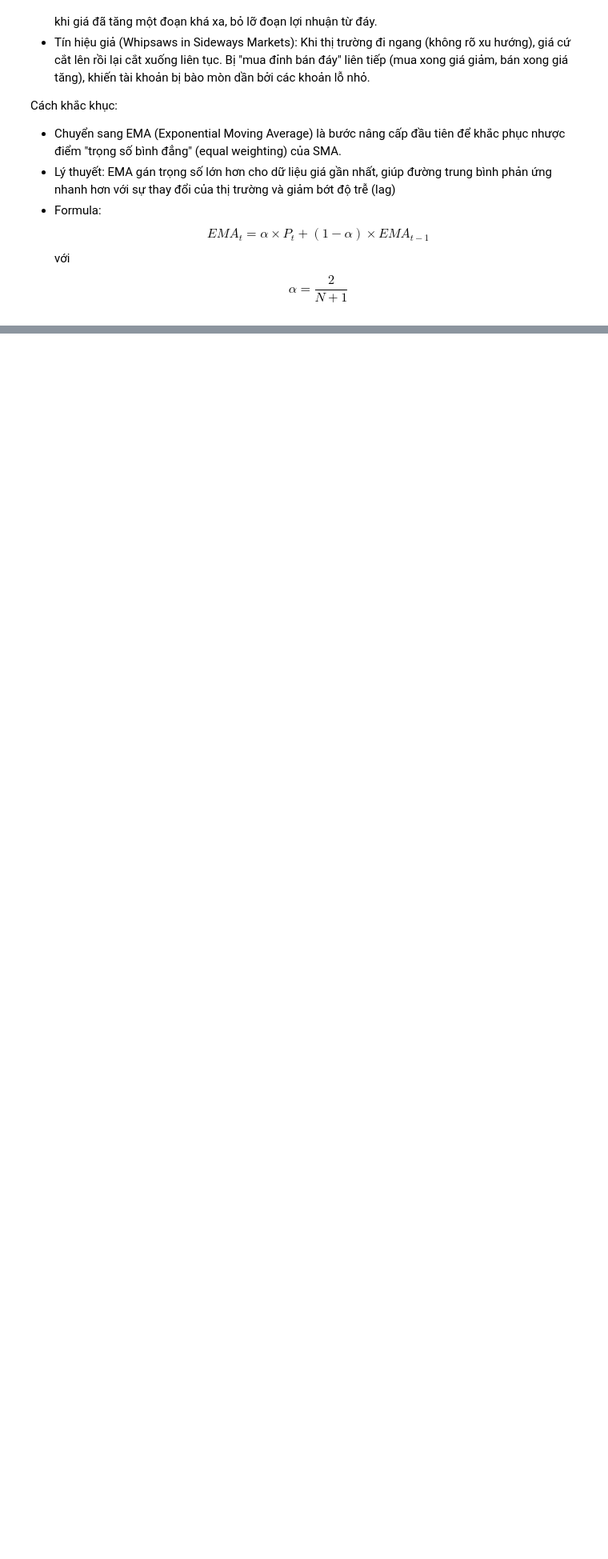
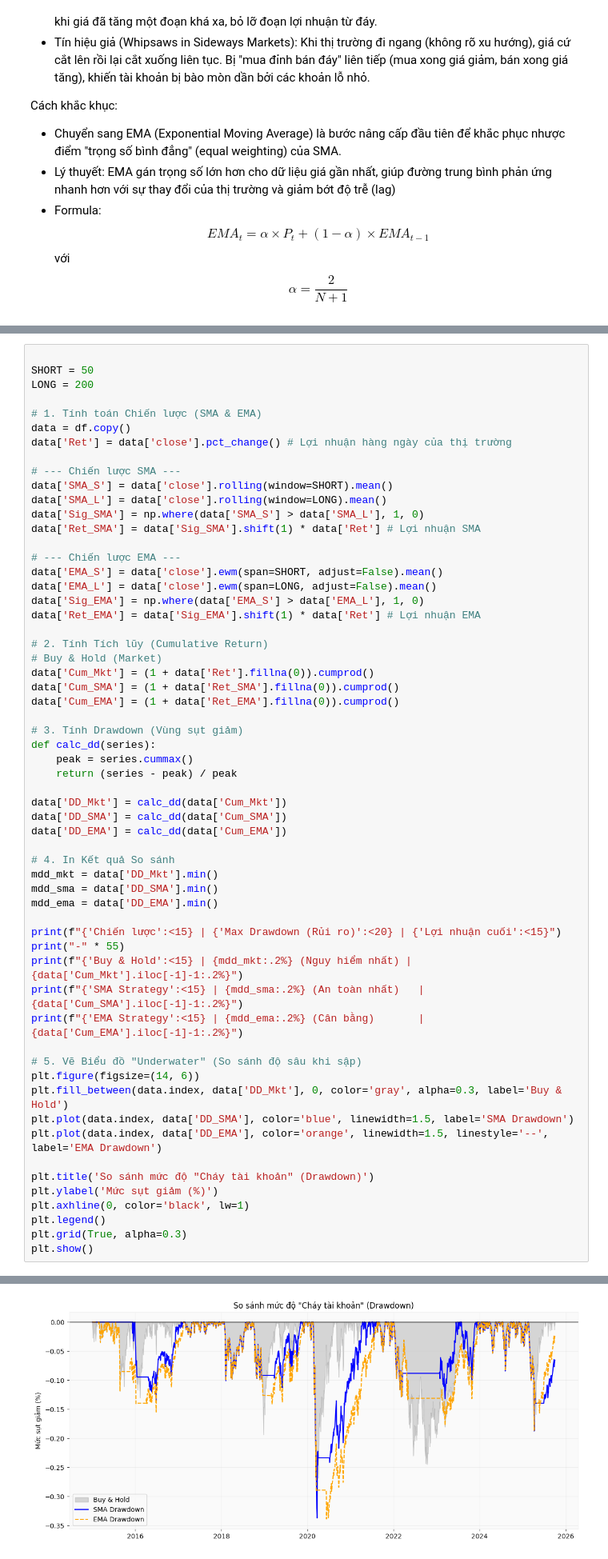
Before and after one commit to tamnguyen-2905/CF_Tam22110193, a Jupyter notebook: LAB_2_3_SMA_MOMENTUM/Technical Indicators_SMA.ipynb, the cells around one changed output, grey strips where cells are left out. Shown at 80% size. Saved outputs shown, nothing was run; the diff lists cells and outputs as text; blank space fills up the shorter version.

```diff
--- a/LAB_2_3_SMA_MOMENTUM/Technical Indicators_SMA.ipynb
+++ b/LAB_2_3_SMA_MOMENTUM/Technical Indicators_SMA.ipynb
@@ -233,0 +301,60 @@ Cách khắc khục:
+# %%
+
+SHORT = 50
+LONG = 200
+
+# 1. Tính toán Chiến lược (SMA & EMA)
+data = df.copy()
+data['Ret'] = data['close'].pct_change() # Lợi nhuận hàng ngày của thị trường
+
+# --- Chiến lược SMA ---
+data['SMA_S'] = data['close'].rolling(window=SHORT).mean()
+data['SMA_L'] = data['close'].rolling(window=LONG).mean()
+data['Sig_SMA'] = np.where(data['SMA_S'] > data['SMA_L'], 1, 0)
+data['Ret_SMA'] = data['Sig_SMA'].shift(1) * data['Ret'] # Lợi nhuận SMA
+
+# --- Chiến lược EMA ---
+data['EMA_S'] = data['close'].ewm(span=SHORT, adjust=False).mean()
+data['EMA_L'] = data['close'].ewm(span=LONG, adjust=False).mean()
+data['Sig_EMA'] = np.where(data['EMA_S'] > data['EMA_L'], 1, 0)
+data['Ret_EMA'] = data['Sig_EMA'].shift(1) * data['Ret'] # Lợi nhuận EMA
+
+# 2. Tính Tích lũy (Cumulative Return)
+# Buy & Hold (Market)
+data['Cum_Mkt'] = (1 + data['Ret'].fillna(0)).cumprod()
+data['Cum_SMA'] = (1 + data['Ret_SMA'].fillna(0)).cumprod()
+data['Cum_EMA'] = (1 + data['Ret_EMA'].fillna(0)).cumprod()
+
+# 3. Tính Drawdown (Vùng sụt giảm)
+def calc_dd(series):
+    peak = series.cummax()
+    return (series - peak) / peak
+
+data['DD_Mkt'] = calc_dd(data['Cum_Mkt'])
+data['DD_SMA'] = calc_dd(data['Cum_SMA'])
+data['DD_EMA'] = calc_dd(data['Cum_EMA'])
+
+# 4. In Kết quả So sánh
+mdd_mkt = data['DD_Mkt'].min()
+mdd_sma = data['DD_SMA'].min()
+mdd_ema = data['DD_EMA'].min()
+
+print(f"{'Chiến lược':<15} | {'Max Drawdown (Rủi ro)':<20} | {'Lợi nhuận cuối':<15}")
+print("-" * 55)
+print(f"{'Buy & Hold':<15} | {mdd_mkt:.2%} (Nguy hiểm nhất) | {data['Cum_Mkt'].iloc[-1]-1:.2%}")
+print(f"{'SMA Strategy':<15} | {mdd_sma:.2%} (An toàn nhất)   | {data['Cum_SMA'].iloc[-1]-1:.2%}")
+print(f"{'EMA Strategy':<15} | {mdd_ema:.2%} (Cân bằng)       | {data['Cum_EMA'].iloc[-1]-1:.2%}")
+
+# 5. Vẽ Biểu đồ "Underwater" (So sánh độ sâu khi sập)
+plt.figure(figsize=(14, 6))
+plt.fill_between(data.index, data['DD_Mkt'], 0, color='gray', alpha=0.3, label='Buy & Hold')
+plt.plot(data.index, data['DD_SMA'], color='blue', linewidth=1.5, label='SMA Drawdown')
+plt.plot(data.index, data['DD_EMA'], color='orange', linewidth=1.5, linestyle='--', label='EMA Drawdown')
+
+plt.title('So sánh mức độ "Cháy tài khoản" (Drawdown)')
+plt.ylabel('Mức sụt giảm (%)')
+plt.axhline(0, color='black', lw=1)
+plt.legend()
+plt.grid(True, alpha=0.3)
+plt.show()
+# %% [output]
@@ -234,2 +366,3 @@ Cách khắc khục:
+[figure, added]
 # %%
 ! git add .
```
Also changed, not shown: parts of 15 cells of this notebook.
